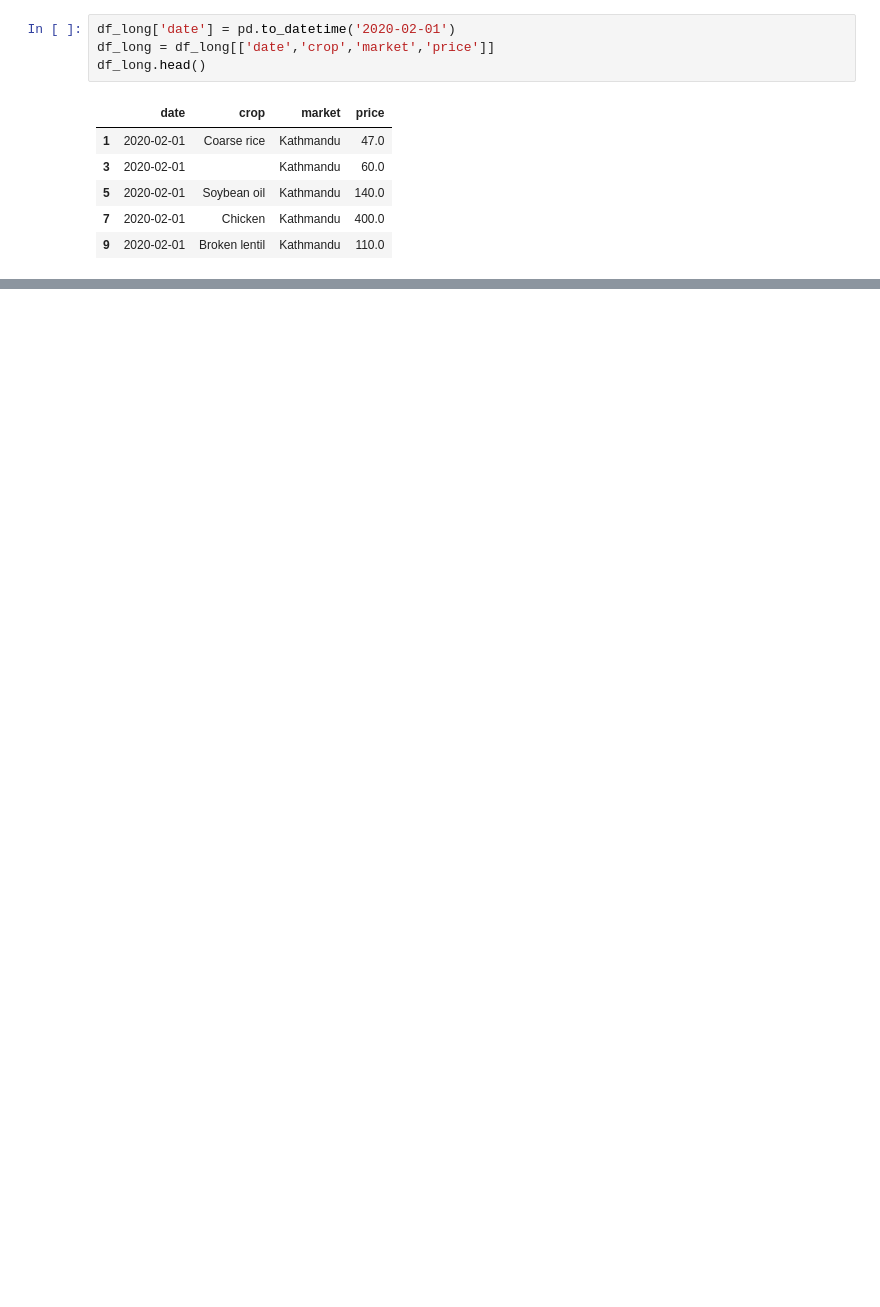
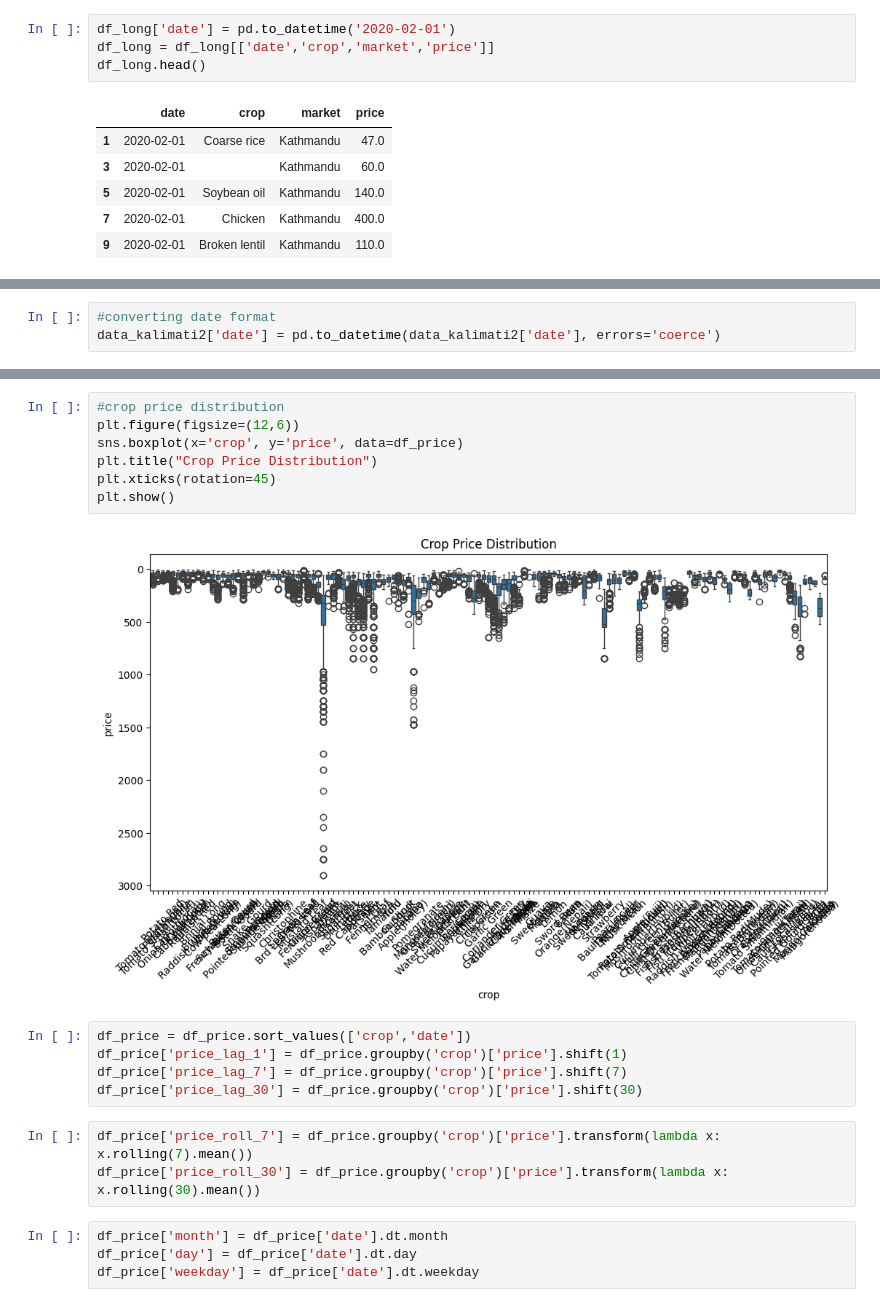
Before and after one commit to mdmohid/Smart_Agri_System, a Jupyter notebook: notebooks/market_price_prediction_experiment.ipynb, the cells around one changed output, grey strips where cells are left out. Cells and saved outputs as stored; diff of their text form; blank space fills up the shorter version.

```diff
--- a/notebooks/market_price_prediction_experiment.ipynb
+++ b/notebooks/market_price_prediction_experiment.ipynb
@@ -143,0 +251,3 @@ df_long.to_csv("../datasets/market_prices_feb2020.csv", index=False)
+# %%
+#converting date format
+data_kalimati2['date'] = pd.to_datetime(data_kalimati2['date'], errors='coerce')
@@ -143,0 +458,21 @@ df_long.to_csv("../datasets/market_prices_feb2020.csv", index=False)
+# %%
+#crop price distribution
+plt.figure(figsize=(12,6))
+sns.boxplot(x='crop', y='price', data=df_price)
+plt.title("Crop Price Distribution")
+plt.xticks(rotation=45)
+plt.show()
+# %% [output]
+[figure, added]
+# %%
+df_price = df_price.sort_values(['crop','date'])
+df_price['price_lag_1'] = df_price.groupby('crop')['price'].shift(1)
+df_price['price_lag_7'] = df_price.groupby('crop')['price'].shift(7)
+df_price['price_lag_30'] = df_price.groupby('crop')['price'].shift(30)
+# %%
+df_price['price_roll_7'] = df_price.groupby('crop')['price'].transform(lambda x: x.rolling(7).mean())
+df_price['price_roll_30'] = df_price.groupby('crop')['price'].transform(lambda x: x.rolling(30).mean())
+# %%
+df_price['month'] = df_price['date'].dt.month
+df_price['day'] = df_price['date'].dt.day
+df_price['weekday'] = df_price['date'].dt.weekday
```
Also changed, not shown: parts of 42 cells of this notebook.
